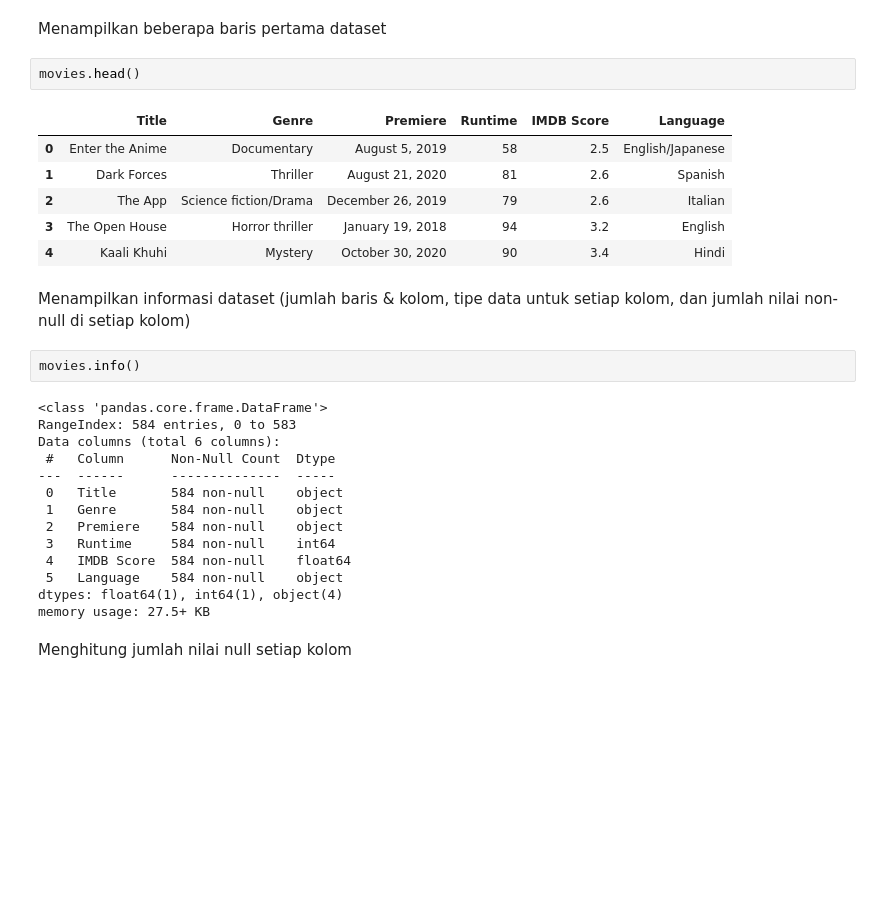
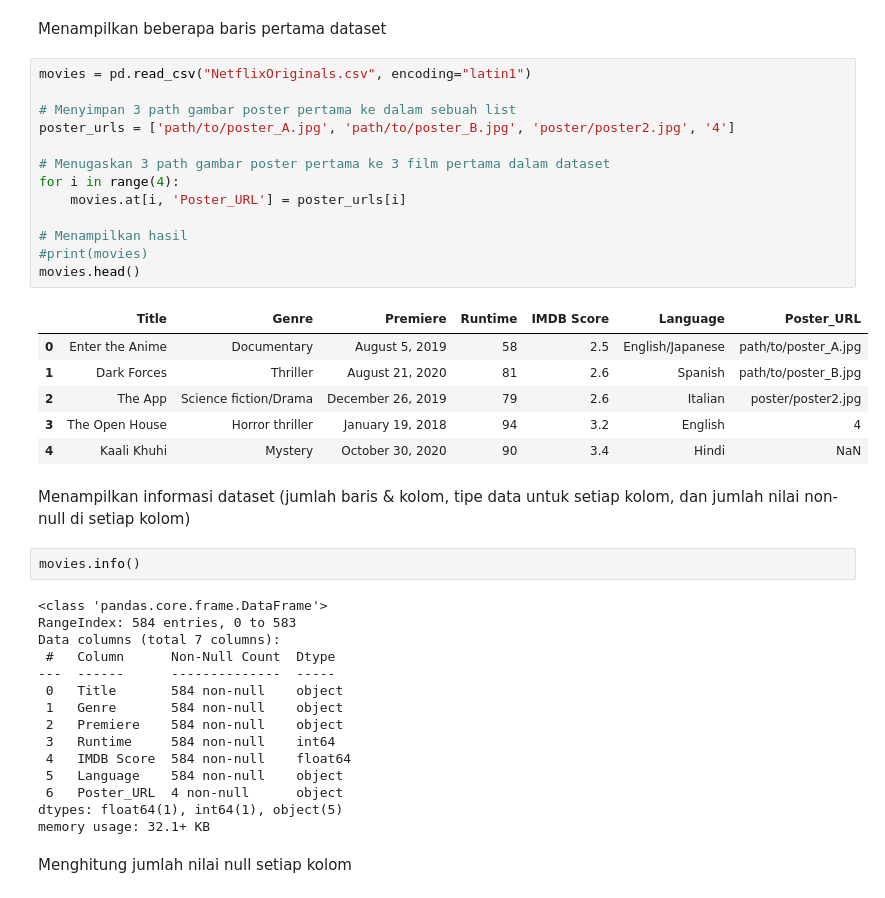
Before and after one commit to Parellism/netflix_recommendation, a Jupyter notebook: movie.ipynb, the cells around one changed output. Saved outputs shown, nothing was run; the diff lists cells and outputs as text; blank space fills up the shorter version.

```diff
--- a/movie.ipynb
+++ b/movie.ipynb
@@ -74,14 +62,25 @@ Passing `palette` without assigning `hue` is deprecated and will be removed in v
 # %% [markdown]
 Menampilkan beberapa baris pertama dataset
 # %%
+movies = pd.read_csv("NetflixOriginals.csv", encoding="latin1")
+
+# Menyimpan 3 path gambar poster pertama ke dalam sebuah list
+poster_urls = ['path/to/poster_A.jpg', 'path/to/poster_B.jpg', 'poster/poster2.jpg', '4']
+
+# Menugaskan 3 path gambar poster pertama ke 3 film pertama dalam dataset
+for i in range(4):
+    movies.at[i, 'Poster_URL'] = poster_urls[i]
+
+# Menampilkan hasil
+#print(movies)
 movies.head()
 # %% [output]
-|  | Title | Genre | Premiere | Runtime | IMDB Score | Language |
-| 0 | Enter the Anime | Documentary | August 5, 2019 | 58 | 2.5 | English/Japanese |
-| 1 | Dark Forces | Thriller | August 21, 2020 | 81 | 2.6 | Spanish |
-| 2 | The App | Science fiction/Drama | December 26, 2019 | 79 | 2.6 | Italian |
-| 3 | The Open House | Horror thriller | January 19, 2018 | 94 | 3.2 | English |
-| 4 | Kaali Khuhi | Mystery | October 30, 2020 | 90 | 3.4 | Hindi |
+|  | Title | Genre | Premiere | Runtime | IMDB Score | Language | Poster_URL |
+| 0 | Enter the Anime | Documentary | August 5, 2019 | 58 | 2.5 | English/Japanese | path/to/poster_A.jpg |
+| 1 | Dark Forces | Thriller | August 21, 2020 | 81 | 2.6 | Spanish | path/to/poster_B.jpg |
+| 2 | The App | Science fiction/Drama | December 26, 2019 | 79 | 2.6 | Italian | poster/poster2.jpg |
+| 3 | The Open House | Horror thriller | January 19, 2018 | 94 | 3.2 | English | 4 |
+| 4 | Kaali Khuhi | Mystery | October 30, 2020 | 90 | 3.4 | Hindi | NaN |
 # %% [markdown]
 Menampilkan informasi dataset (jumlah baris & kolom, tipe data untuk setiap kolom, dan jumlah nilai non-null di setiap kolom)
 # %%
@@ -89,7 +88,7 @@ movies.info()
 # %% [output]
 <class 'pandas.core.frame.DataFrame'>
 RangeIndex: 584 entries, 0 to 583
-Data columns (total 6 columns):
+Data columns (total 7 columns):
  #   Column      Non-Null Count  Dtype
 ---  ------      --------------  -----
  0   Title       584 non-null    object
@@ -98,8 +97,9 @@ Data columns (total 6 columns):
  3   Runtime     584 non-null    int64
  4   IMDB Score  584 non-null    float64
  5   Language    584 non-null    object
-dtypes: float64(1), int64(1), object(4)
-memory usage: 27.5+ KB
+ 6   Poster_URL  4 non-null      object
+dtypes: float64(1), int64(1), object(5)
+memory usage: 32.1+ KB
 # %% [markdown]
 Menghitung jumlah nilai null setiap kolom
 # %%
```
Also changed, not shown: parts of 7 cells of this notebook.
